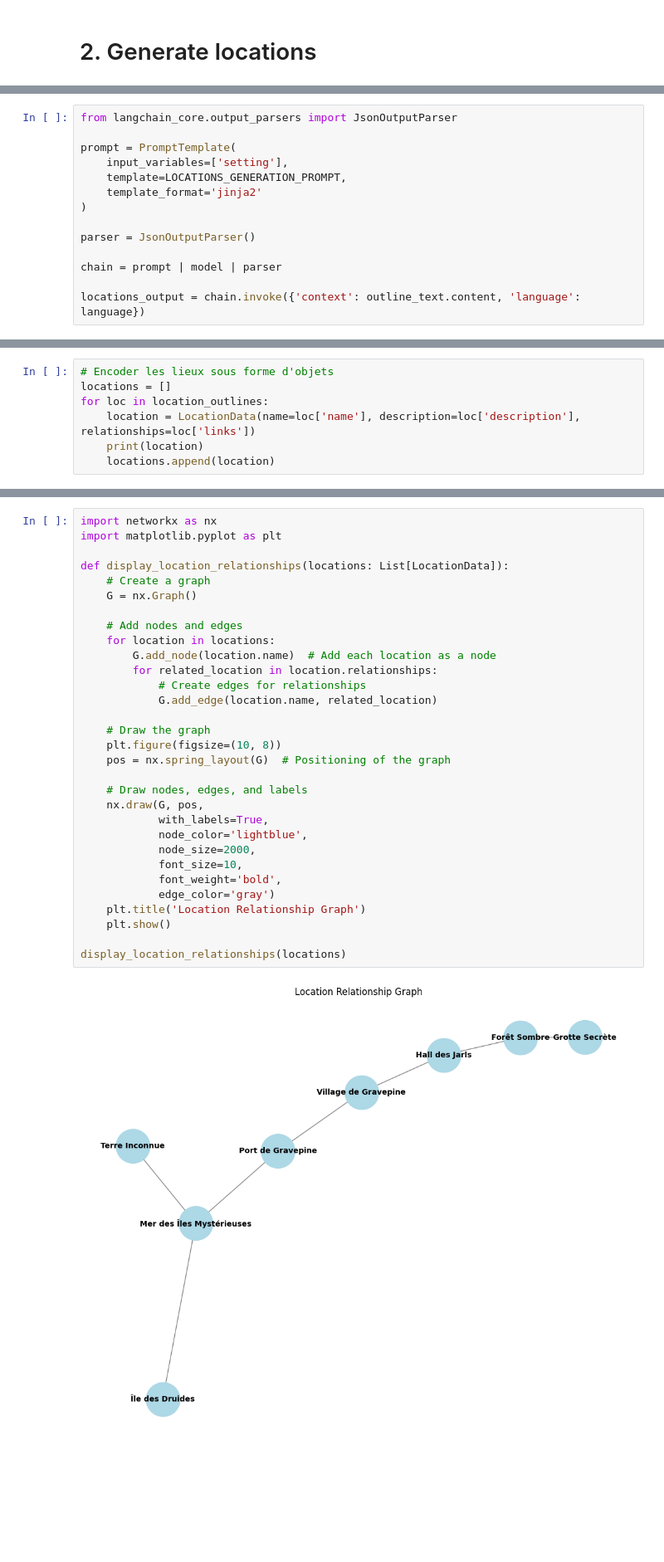
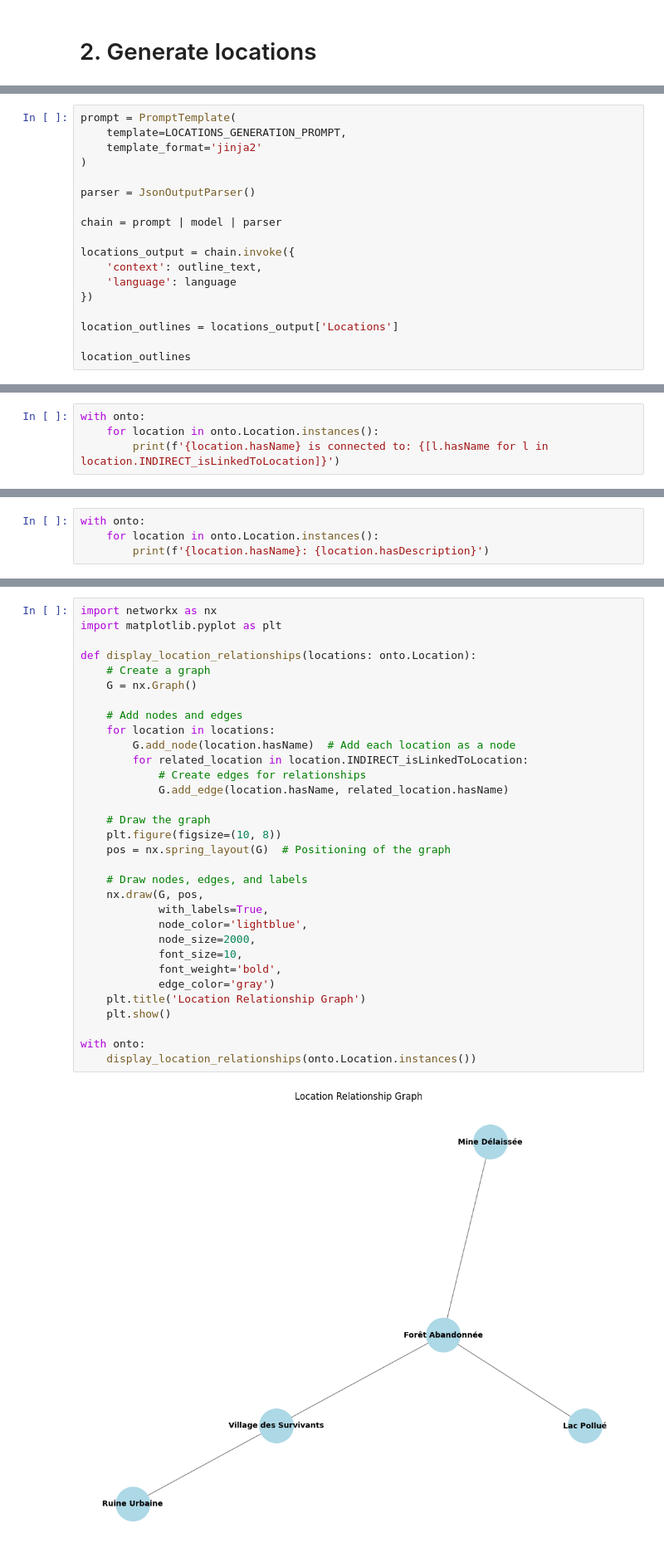
Before and after one commit to florian-rieder/procedural-stories, a Jupyter notebook: world_generation.ipynb, the cells around one changed output, grey strips where cells are left out. Shown at 83% size. Drawn from its saved outputs; the diff is of its cells as text; blank space fills up the shorter version.

```diff
--- a/world_generation.ipynb
+++ b/world_generation.ipynb
@@ -144,10 +147,7 @@ Narrative context:
 Your output JSON values should always be in {{ language }}
 """
 # %%
-from langchain_core.output_parsers import JsonOutputParser
-
 prompt = PromptTemplate(
-    input_variables=['setting'],
     template=LOCATIONS_GENERATION_PROMPT,
     template_format='jinja2'
 )
@@ -156,5 +156,12 @@ parser = JsonOutputParser()
 
 chain = prompt | model | parser
 
-locations_output = chain.invoke({'context': outline_text.content, 'language': language})
+locations_output = chain.invoke({
+    'context': outline_text,
+    'language': language
+})
+
+location_outlines = locations_output['Locations']
+
+location_outlines
 # %% [output]
@@ -226,7 +187,0 @@ print(LocationData(name='Gravepine', description='blabla', relationships=['chate
-# %%
-# Encoder les lieux sous forme d'objets
-locations = []
-for loc in location_outlines:
-    location = LocationData(name=loc['name'], description=loc['description'], relationships=loc['links'])
-    print(location)
-    locations.append(location)
@@ -241,0 +235,4 @@ LocationData(name='Terre Inconnue', description='Nouveau continent encore inexpl
+# %%
+with onto:
+    for location in onto.Location.instances():
+        print(f'{location.hasName} is connected to: {[l.hasName for l in location.INDIRECT_isLinkedToLocation]}')
@@ -241,0 +245,4 @@ LocationData(name='Terre Inconnue', description='Nouveau continent encore inexpl
+# %%
+with onto:
+    for location in onto.Location.instances():
+        print(f'{location.hasName}: {location.hasDescription}')
@@ -242,34 +255,35 @@ LocationData(name='Terre Inconnue', description='Nouveau continent encore inexpl
 # %%
 import networkx as nx
 import matplotlib.pyplot as plt
 
-def display_location_relationships(locations: List[LocationData]):
+def display_location_relationships(locations: onto.Location):
     # Create a graph
     G = nx.Graph()
 
     # Add nodes and edges
     for location in locations:
-        G.add_node(location.name)  # Add each location as a node
-        for related_location in location.relationships:
+        G.add_node(location.hasName)  # Add each location as a node
+        for related_location in location.INDIRECT_isLinkedToLocation:
             # Create edges for relationships
-            G.add_edge(location.name, related_location)
+            G.add_edge(location.hasName, related_location.hasName)
 
     # Draw the graph
     plt.figure(figsize=(10, 8))
     pos = nx.spring_layout(G)  # Positioning of the graph
 
     # Draw nodes, edges, and labels
     nx.draw(G, pos,
             with_labels=True,
             node_color='lightblue',
             node_size=2000,
             font_size=10,
             font_weight='bold',
             edge_color='gray')
     plt.title('Location Relationship Graph')
     plt.show()
 
-display_location_relationships(locations)
+with onto:
+    display_location_relationships(onto.Location.instances())
 # %% [output]
-[figure, old version]
+[figure, new version]
 # %% [markdown]
```
Also changed, not shown: parts of 61 cells of this notebook, 4 other files.
